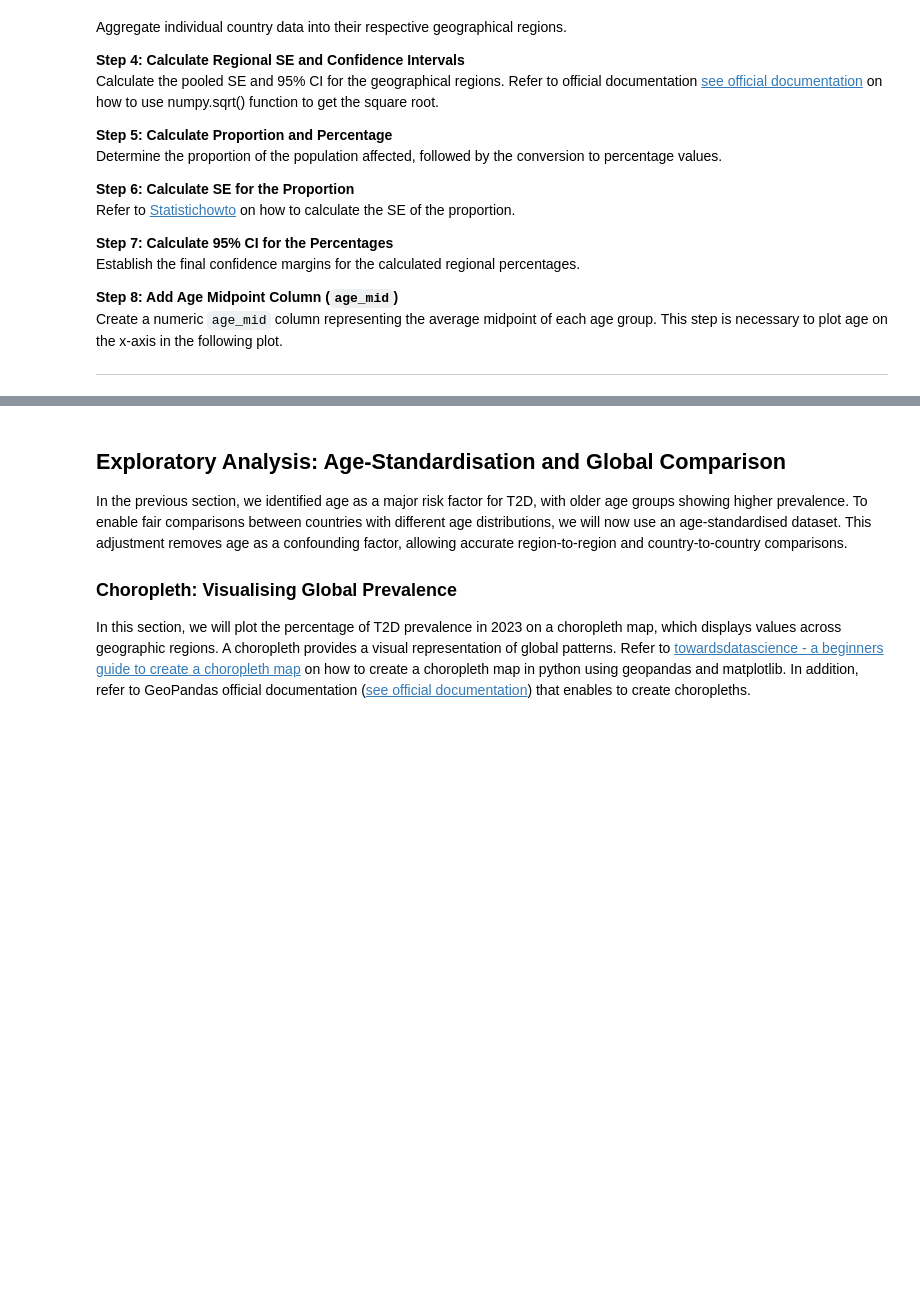
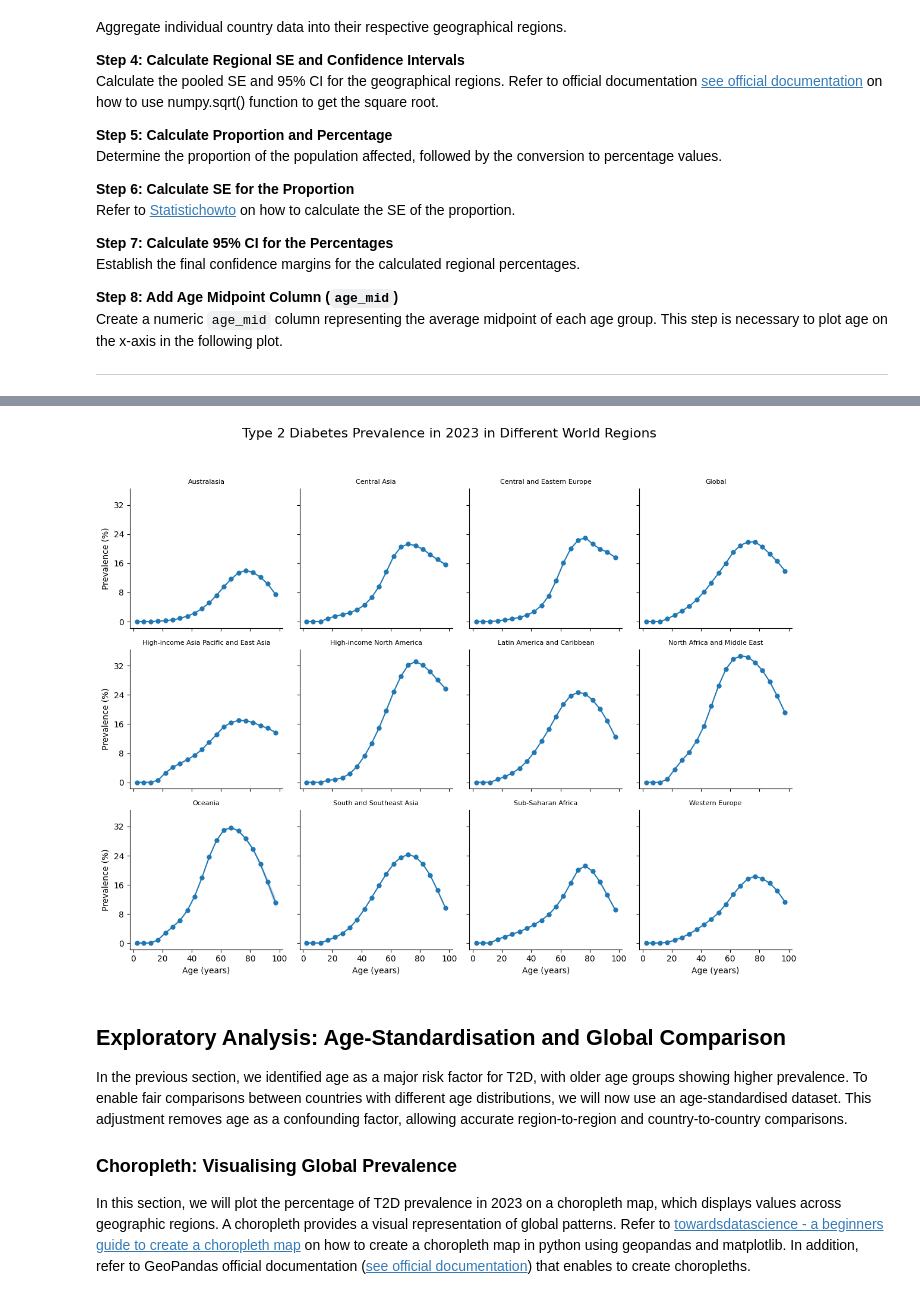
Before and after one commit to aldaszarnauskas/programming-for-data-analytics, a Jupyter notebook: project/project.ipynb, the cells around one changed output, grey strips where cells are left out. Saved outputs shown, nothing was run; the diff lists cells and outputs as text; code cells hidden in the pictures; blank space fills up the shorter version.

```diff
--- a/project/project.ipynb
+++ b/project/project.ipynb
@@ -263,34 +313,37 @@ for count, (ax, region) in enumerate(zip(axes, regions)):
         ax.tick_params(axis="y", labelleft=False)
 
     # Set X-axis labels only for the bottom row
     if count in label_xaxis:
         ax.set_xlabel("Age (years)")
     else:
         ax.set_xlabel("")
         ax.tick_params(axis="x", labelbottom=False)
 
     # Optimize tick density and style
     ax.xaxis.set_major_locator(MaxNLocator(nbins=6))
     ax.yaxis.set_major_locator(MaxNLocator(nbins=6))
     ax.set_title(region, fontsize=8)
 
     # Clean up chart aesthetics
     ax.grid(False)
     ax.spines["top"].set_visible(False)
     ax.spines["right"].set_visible(False)
 
 # Hide any unused subplot tiles in the grid
 for ax in axes[len(regions):]:
     ax.axis("off")
 
 fig.suptitle(
-    "Type 2 Diabetes Prevalence for Different Age Groups in Different World Regions",
+    "Type 2 Diabetes Prevalence in 2023 in Different World Regions",
     fontsize=16,
     y=1.04
 )
 
+plt.savefig("../plots/T2D_preva_2023_regions.png", dpi=100, bbox_inches='tight')
 plt.tight_layout()
 plt.show()
+# %% [output]
+[figure, added]
 # %% [markdown]
 ## Exploratory Analysis: Age-Standardisation and Global Comparison
 
```
Also changed, not shown: parts of 31 cells of this notebook, 4 other files.
